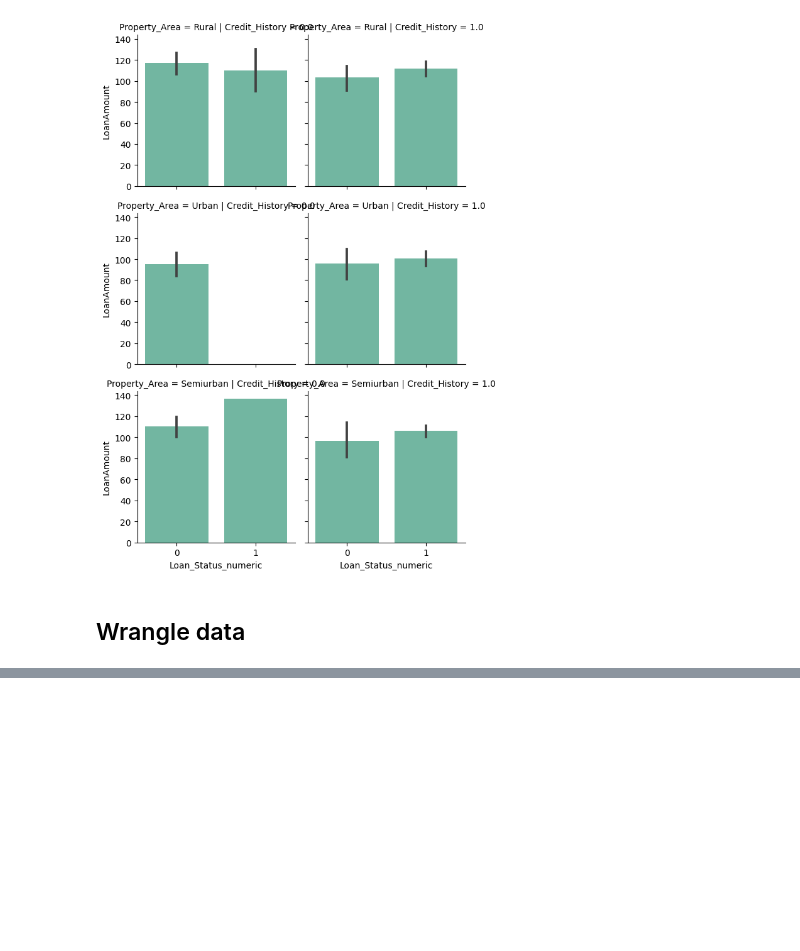
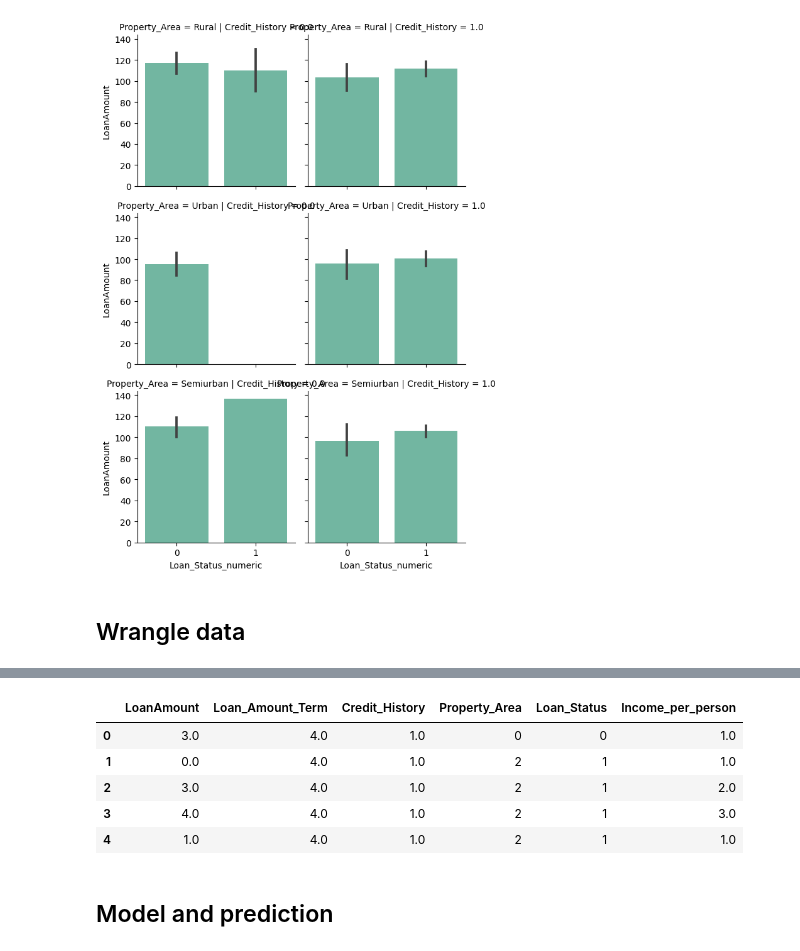
Before and after one commit to MartaSeidler/Kaggle_Loan_Status_Prediction, a Jupyter notebook: loan-status-prediction.ipynb, the cells around one changed output, grey strips where cells are left out. Cells and saved outputs as stored; diff of their text form; code cells hidden in the pictures; blank space fills up the shorter version.

Commit message:
Kaggle Notebook | Loan Status Prediction | Version 4

```diff
--- a/loan-status-prediction.ipynb
+++ b/loan-status-prediction.ipynb
@@ -361,0 +399,4 @@ df.head()
+# %%
+df = df.drop('Loan_Amount_Term_Band', axis=1)
+# %%
+df['LoanAmount_Band'] = pd.qcut(df['LoanAmount'], 5)
@@ -361,0 +412,19 @@ df.head()
+# %%
+df.loc[df['LoanAmount'] <= 81, 'LoanAmount'] = 0
+df.loc[(df['LoanAmount'] > 81) & (df['LoanAmount'] <= 103), 'LoanAmount'] = 1
+df.loc[(df['LoanAmount'] > 103) & (df['LoanAmount'] <= 116), 'LoanAmount'] = 2
+df.loc[(df['LoanAmount'] > 116) & (df['LoanAmount'] <= 130), 'LoanAmount'] = 3
+df.loc[df['LoanAmount'] > 130, 'LoanAmount'] = 4
+# %%
+df = df.drop(['LoanAmount_Band', 'Married', 'Dependents'], axis=1)
+# %%
+df.head()
+# %% [output]
+|  | LoanAmount | Loan_Amount_Term | Credit_History | Property_Area | Loan_Status | Income_per_person |
+| 0 | 3.0 | 4.0 | 1.0 | 0 | 0 | 1.0 |
+| 1 | 0.0 | 4.0 | 1.0 | 2 | 1 | 1.0 |
+| 2 | 3.0 | 4.0 | 1.0 | 2 | 1 | 2.0 |
+| 3 | 4.0 | 4.0 | 1.0 | 2 | 1 | 3.0 |
+| 4 | 1.0 | 4.0 | 1.0 | 2 | 1 | 1.0 |
+# %% [markdown]
+## Model and prediction
```
Also changed, not shown: parts of 31 cells of this notebook.
